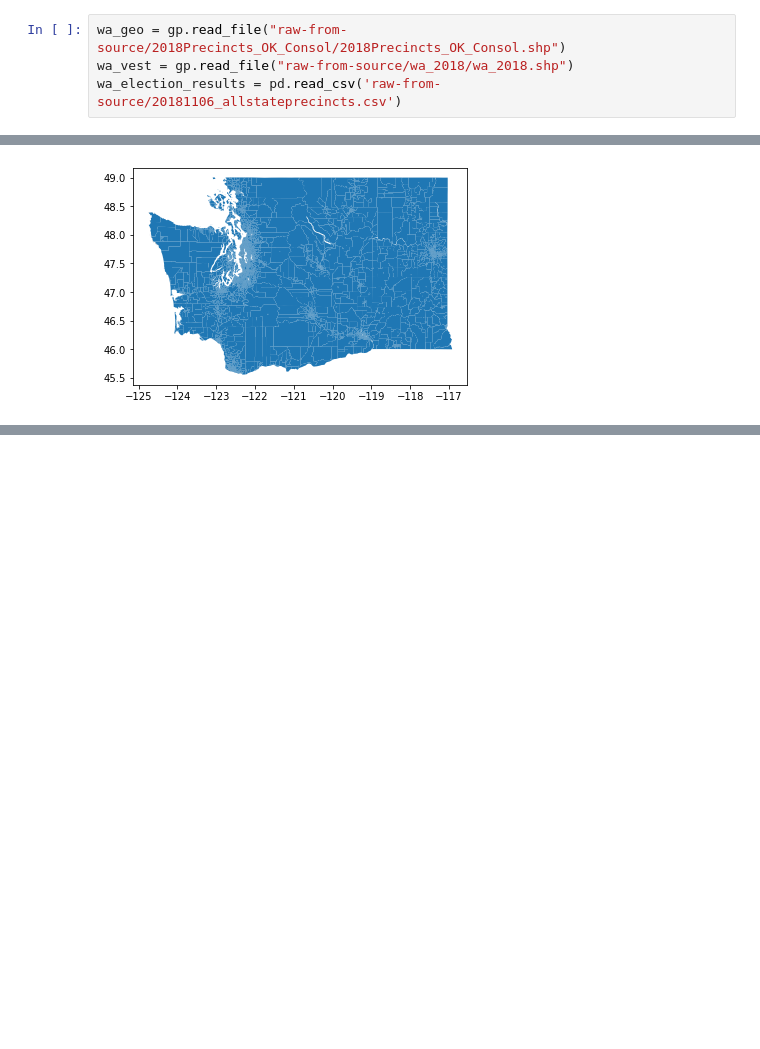
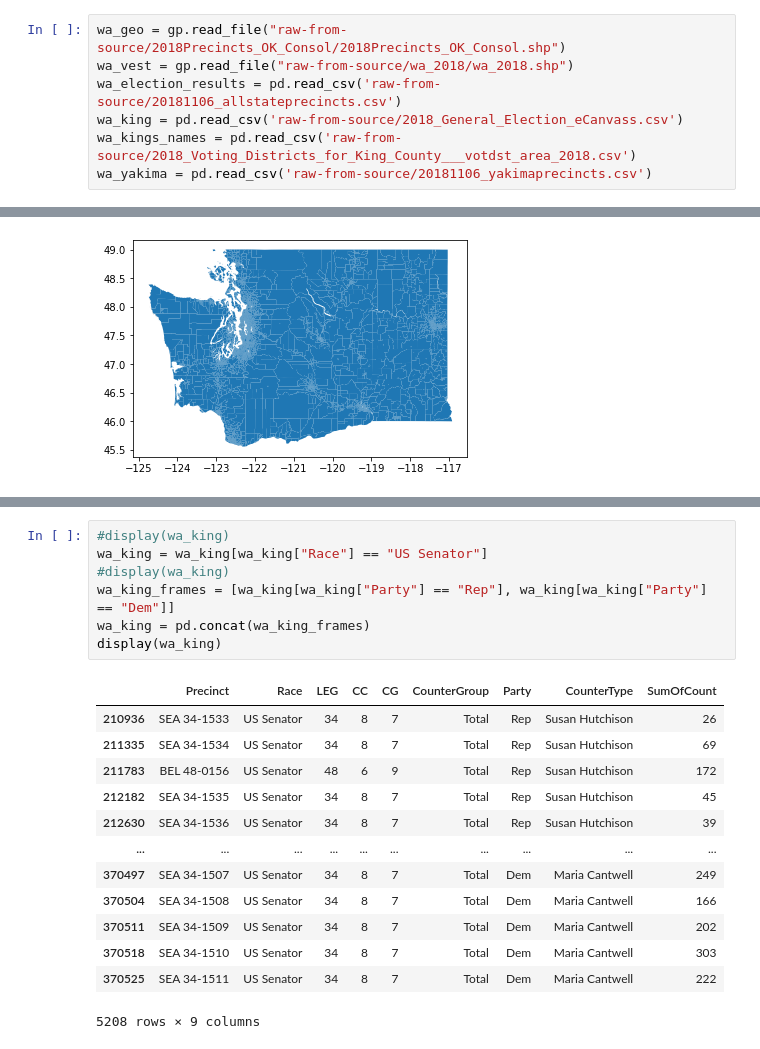
Before and after one commit to nonpartisan-redistricting-datahub/pdv-wa, a Jupyter notebook: vest-wa-2018/VEST-WA-2018-validation.ipynb, the cells around one changed output, grey strips where cells are left out. Drawn from its saved outputs; the diff is of its cells as text; blank space fills up the shorter version.

```diff
--- a/vest-wa-2018/VEST-WA-2018-validation.ipynb
+++ b/vest-wa-2018/VEST-WA-2018-validation.ipynb
@@ -13,6 +13,9 @@ Import raw files from source
 wa_geo = gp.read_file("raw-from-source/2018Precincts_OK_Consol/2018Precincts_OK_Consol.shp")
 wa_vest = gp.read_file("raw-from-source/wa_2018/wa_2018.shp")
 wa_election_results = pd.read_csv('raw-from-source/20181106_allstateprecincts.csv')
+wa_king = pd.read_csv('raw-from-source/2018_General_Election_eCanvass.csv')
+wa_kings_names = pd.read_csv('raw-from-source/2018_Voting_Districts_for_King_County___votdst_area_2018.csv')
+wa_yakima = pd.read_csv('raw-from-source/20181106_yakimaprecincts.csv')
 # %%
 wa_geo.plot()
 # %% [output]
@@ -46,0 +127,21 @@ wa_senators["PrecinctCode"].max()
+# %%
+#display(wa_king)
+wa_king = wa_king[wa_king["Race"] == "US Senator"]
+#display(wa_king)
+wa_king_frames = [wa_king[wa_king["Party"] == "Rep"], wa_king[wa_king["Party"] == "Dem"]]
+wa_king = pd.concat(wa_king_frames)
+display(wa_king)
+# %% [output]
+|  | Precinct | Race | LEG | CC | CG | CounterGroup | Party | CounterType | SumOfCount |
+| 210936 | SEA 34-1533 | US Senator | 34 | 8 | 7 | Total | Rep | Susan Hutchison | 26 |
+| 211335 | SEA 34-1534 | US Senator | 34 | 8 | 7 | Total | Rep | Susan Hutchison | 69 |
+| 211783 | BEL 48-0156 | US Senator | 48 | 6 | 9 | Total | Rep | Susan Hutchison | 172 |
+| 212182 | SEA 34-1535 | US Senator | 34 | 8 | 7 | Total | Rep | Susan Hutchison | 45 |
+| 212630 | SEA 34-1536 | US Senator | 34 | 8 | 7 | Total | Rep | Susan Hutchison | 39 |
+| ... | ... | ... | ... | ... | ... | ... | ... | ... | ... |
+| 370497 | SEA 34-1507 | US Senator | 34 | 8 | 7 | Total | Dem | Maria Cantwell | 249 |
+| 370504 | SEA 34-1508 | US Senator | 34 | 8 | 7 | Total | Dem | Maria Cantwell | 166 |
+| 370511 | SEA 34-1509 | US Senator | 34 | 8 | 7 | Total | Dem | Maria Cantwell | 202 |
+| 370518 | SEA 34-1510 | US Senator | 34 | 8 | 7 | Total | Dem | Maria Cantwell | 303 |
+| 370525 | SEA 34-1511 | US Senator | 34 | 8 | 7 | Total | Dem | Maria Cantwell | 222 |
+5208 rows × 9 columns
```
Also changed, not shown: parts of 11 cells of this notebook, 15 other files.
